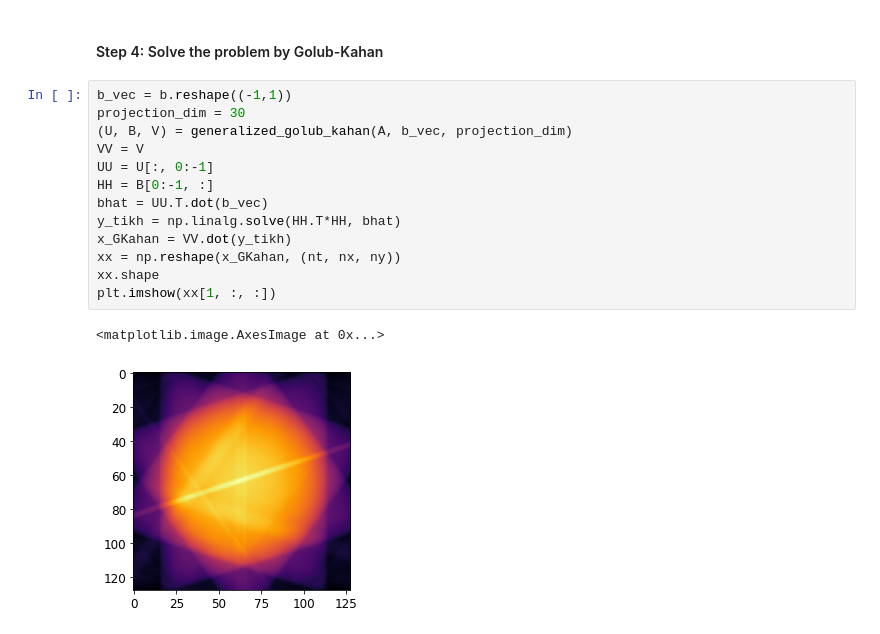
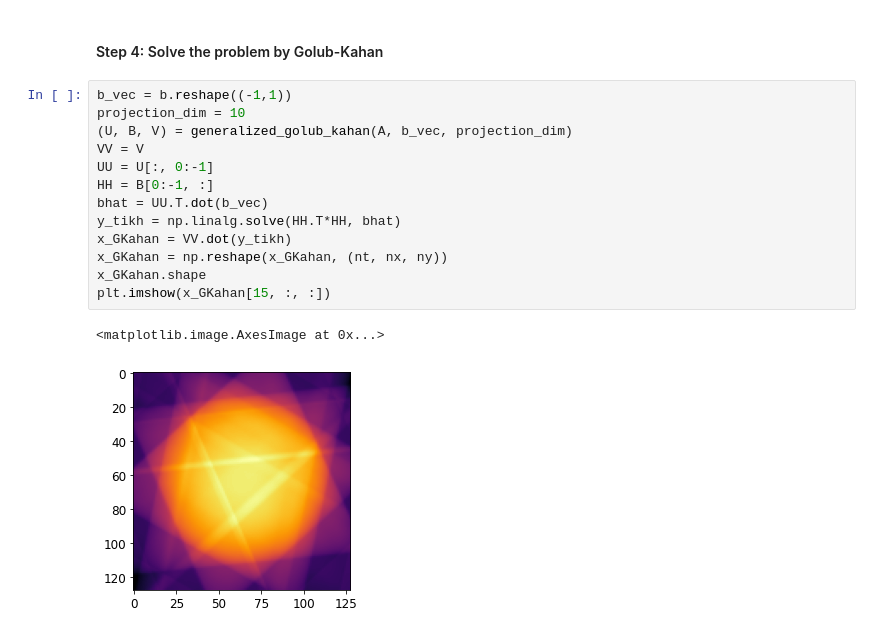
Before and after one commit to mpasha3/trips-py, a Jupyter notebook: demos/2_CrossPhantom.ipynb, the cells around one changed output. Cells and saved outputs as stored; diff of their text form.

```diff
--- a/demos/2_CrossPhantom.ipynb
+++ b/demos/2_CrossPhantom.ipynb
@@ -119,17 +167,17 @@ plot_recstructions_series(xx, (nx, ny, nt), dynamic = True, testproblem = 'Cross
 #### Step 4: Solve the problem by Golub-Kahan
 # %%
 b_vec = b.reshape((-1,1))
-projection_dim = 30
+projection_dim = 10
 (U, B, V) = generalized_golub_kahan(A, b_vec, projection_dim)
 VV = V
 UU = U[:, 0:-1]
 HH = B[0:-1, :]
 bhat = UU.T.dot(b_vec)
 y_tikh = np.linalg.solve(HH.T*HH, bhat)
 x_GKahan = VV.dot(y_tikh)
-xx = np.reshape(x_GKahan, (nt, nx, ny))
-xx.shape
-plt.imshow(xx[1, :, :])
+x_GKahan = np.reshape(x_GKahan, (nt, nx, ny))
+x_GKahan.shape
+plt.imshow(x_GKahan[15, :, :])
 # %% [output]
 <matplotlib.image.AxesImage at 0x...>
-[figure, old version]
+[figure, new version]
```
Also changed, not shown: parts of 17 cells of this notebook, 46 other files.
